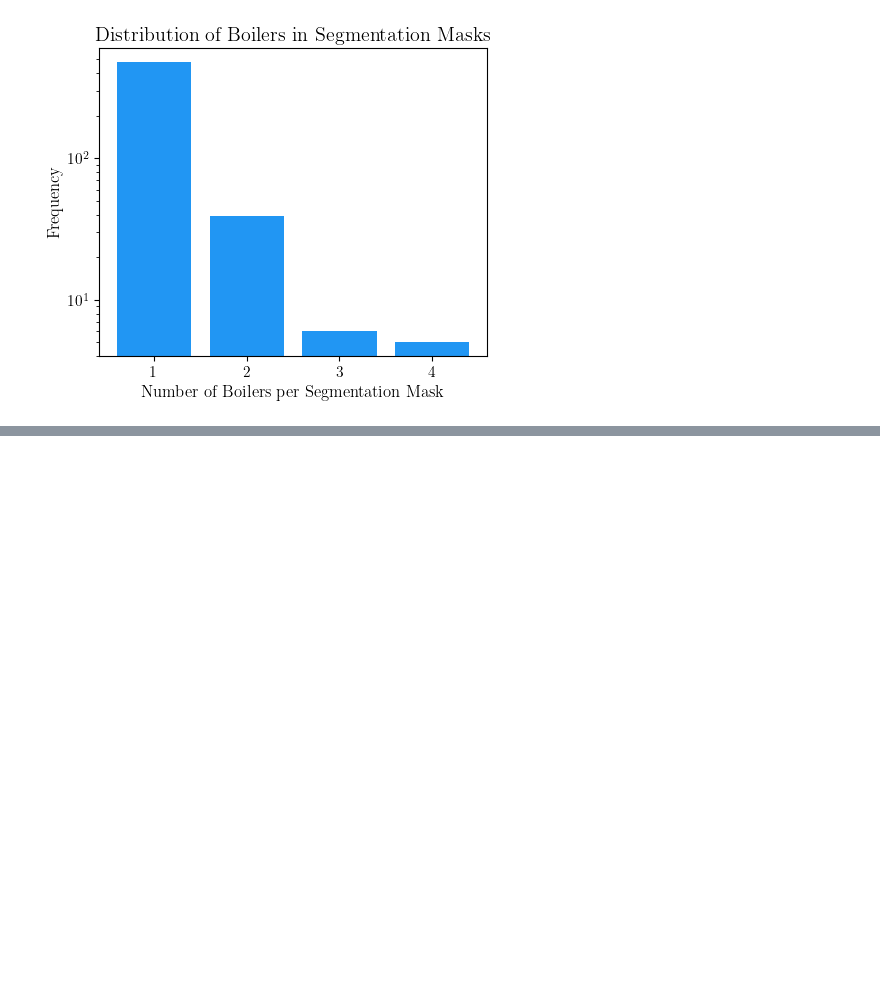
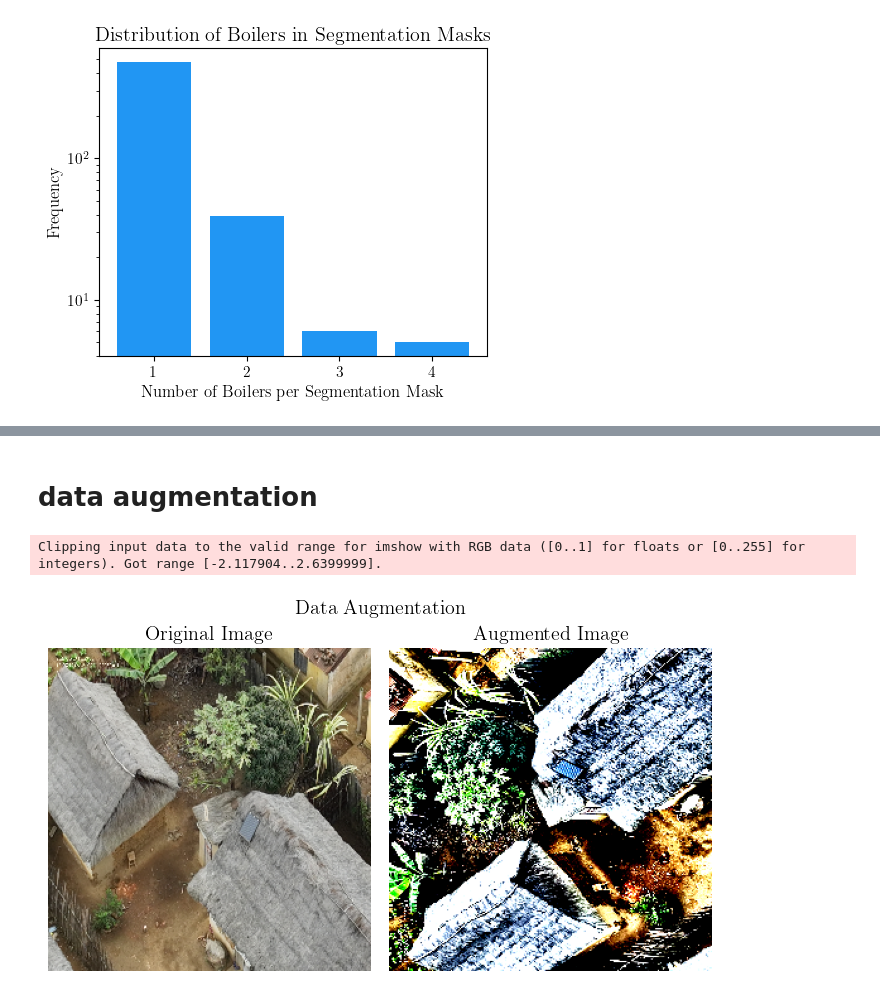
Before and after one commit to Hugoverissimo21/SolarPanel-DLCounter, a Jupyter notebook: EDA 04.ipynb, the cells around one changed output, grey strips where cells are left out. Saved outputs shown, nothing was run; the diff lists cells and outputs as text; code cells hidden in the pictures; blank space fills up the shorter version.

Commit message:
data augmentation plot

```diff
--- a/EDA 04.ipynb
+++ b/EDA 04.ipynb
@@ -322,0 +331,64 @@ plt.show()
+# %% [markdown]
+# data augmentation
+# %%
+import matplotlib.pyplot as plt
+import cv2
+import albumentations as A
+from albumentations.pytorch import ToTensorV2
+import numpy as np
+
+plt.rcParams.update({
+    "text.usetex": True,              # If you want to use LaTeX fonts in text
+    "font.family": "serif",           # IEEE uses Times New Roman-like fonts
+    "font.size": 12,                   # General font size for IEEE format
+    "axes.labelsize": 12,              # Axis labels font size
+    "legend.fontsize": 11,             # Legend font size
+    "xtick.labelsize": 11,             # X-axis tick labels font size
+    "ytick.labelsize": 11,             # Y-axis tick labels font size
+    "figure.figsize": (5, 5*0.8),
+    "savefig.dpi": 300,               # DPI for high-quality PNG/JPEG
+})
+
+
+train_transform = A.Compose([
+    A.HorizontalFlip(p=0.5),
+    A.RandomCrop(height=256, width=256, p=1),
+    A.VerticalFlip(p=1),
+    A.RandomBrightnessContrast(p=0.5),
+    A.RandomRotate90(p=1),
+    A.GaussianBlur(blur_limit=(3, 7), p=0.3),
+    A.CLAHE(clip_limit=4.0, p=0.5),
+    A.HueSaturationValue(p=0.5),
+    A.Normalize(mean=(0.485, 0.456, 0.406), std=(0.229, 0.224, 0.225)),
+    ToTensorV2()
+])
+
+fig, axs = plt.subplots(1, 2, figsize=(7, 4))
+
+x = "../CAA01_images/" + "ID0aPQrc8JKq" + ".jpg"
+
+for i, ax in enumerate(axs.flat):
+    if i == 0:
+        ax.set_title("Original Image")
+        images = cv2.imread(x, cv2.IMREAD_COLOR)
+        images = cv2.cvtColor(images, cv2.COLOR_BGR2RGB)
+        images = cv2.resize(images, (256, 256))
+        ax.imshow(images)
+        ax.axis('off')
+    else:
+        ax.set_title("Augmented Image")
+        images = cv2.imread(x, cv2.IMREAD_COLOR)
+        images = cv2.cvtColor(images, cv2.COLOR_BGR2RGB)
+        images = cv2.resize(images, (256, 256))
+        images = train_transform(image=images)["image"]
+        images = np.transpose(images, (1, 2, 0))
+        ax.imshow(images)
+        ax.axis('off')
+
+fig.suptitle("Data Augmentation")
+plt.tight_layout()
+#plt.savefig("assets/data_augmentation.png", transparent=True)
+plt.show()
+# %% [output]
+Clipping input data to the valid range for imshow with RGB data ([0..1] for floats or [0..255] for integers). Got range [-2.117904..2.6399999].
+[figure, added]
```
Also changed, not shown: parts of 1 cell of this notebook, 1 other file.
